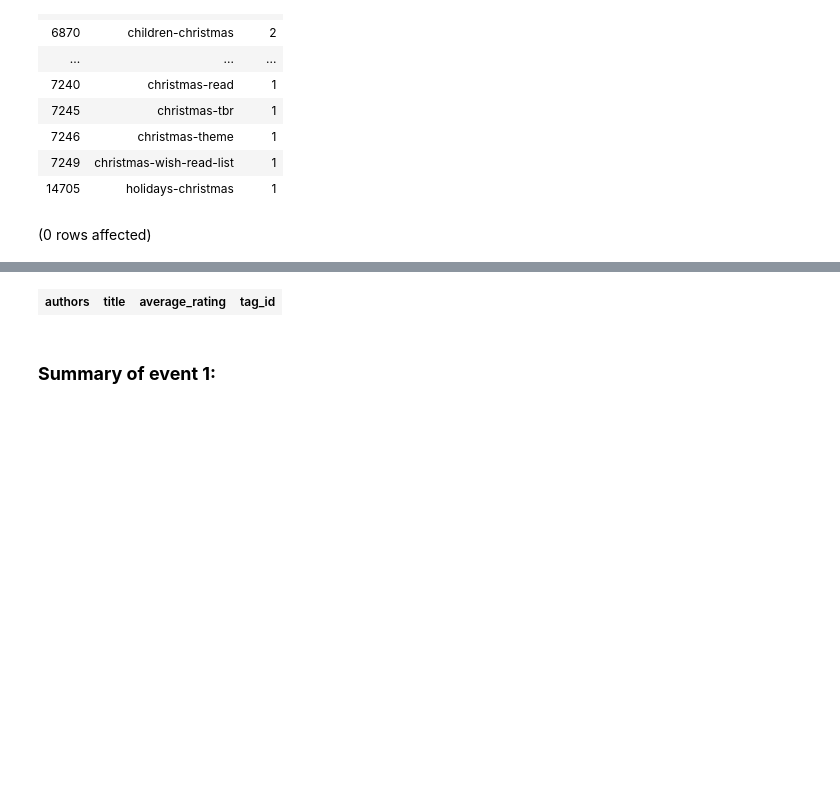
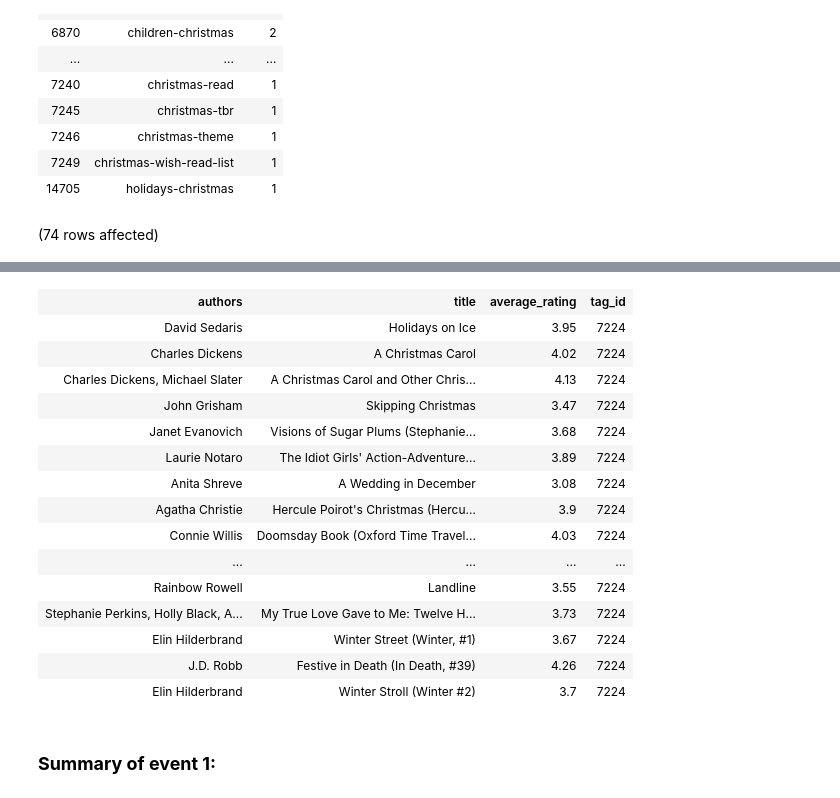
Before and after one commit to Kap19kp/LC-21-Studio, a Jupyter notebook: SQL-Part-3-Studio.ipynb, the cells around one changed output, grey strips where cells are left out. Saved outputs shown, nothing was run; the diff lists cells and outputs as text; code cells hidden in the pictures; blank space fills up the shorter version.

```diff
--- a/SQL-Part-3-Studio.ipynb
+++ b/SQL-Part-3-Studio.ipynb
@@ -123,7 +125,7 @@ Total execution time: 00:00:00.304
 SELECT b.authors, b.title, b.average_rating, bt.tag_id
 FROM BooksDB.dbo.books as b
 JOIN BooksDB.dbo.book_tags as bt
-ON b.best_book_id = bt.tag_id
+ON b.best_book_id = bt.goodreads_book_id
 WHERE bt.tag_id LIKE 7224;
 # %% [output]
-(0 rows affected)
+(74 rows affected)
@@ -131,4 +133,19 @@ Total execution time: 00:00:00.241
 | authors | title | average_rating | tag_id |
+| David Sedaris | Holidays on Ice | 3.95 | 7224 |
+| Charles Dickens | A Christmas Carol | 4.02 | 7224 |
+| Charles Dickens, Michael Slater | A Christmas Carol and Other Chris... | 4.13 | 7224 |
+| John Grisham | Skipping Christmas | 3.47 | 7224 |
+| Janet Evanovich | Visions of Sugar Plums (Stephanie... | 3.68 | 7224 |
+| Laurie Notaro | The Idiot Girls' Action-Adventure... | 3.89 | 7224 |
+| Anita Shreve | A Wedding in December | 3.08 | 7224 |
+| Agatha Christie | Hercule Poirot's Christmas (Hercu... | 3.9 | 7224 |
+| Connie Willis | Doomsday Book (Oxford Time Travel... | 4.03 | 7224 |
+| ... | ... | ... | ... |
+| Rainbow Rowell | Landline | 3.55 | 7224 |
+| Stephanie Perkins, Holly Black, A... | My True Love Gave to Me: Twelve H... | 3.73 | 7224 |
+| Elin Hilderbrand | Winter Street (Winter, #1) | 3.67 | 7224 |
+| J.D. Robb | Festive in Death (In Death, #39) | 4.26 | 7224 |
+| Elin Hilderbrand | Winter Stroll (Winter #2) | 3.7 | 7224 |
 # %% [markdown]
 ### **Summary of event 1:**
 # %%
```
Also changed, not shown: parts of 4 cells of this notebook.
